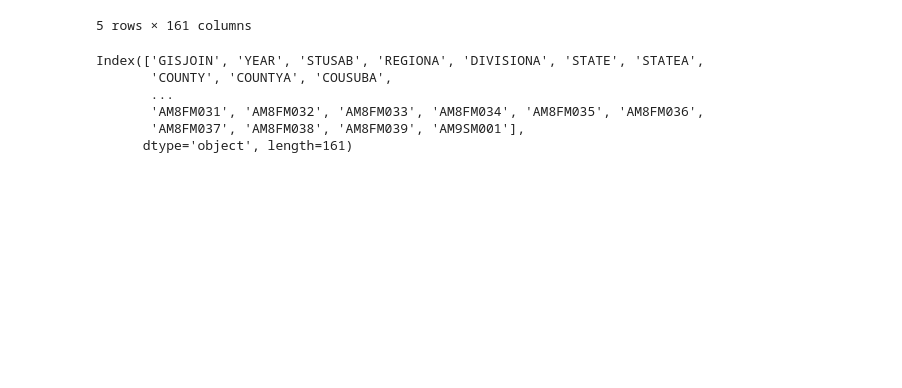
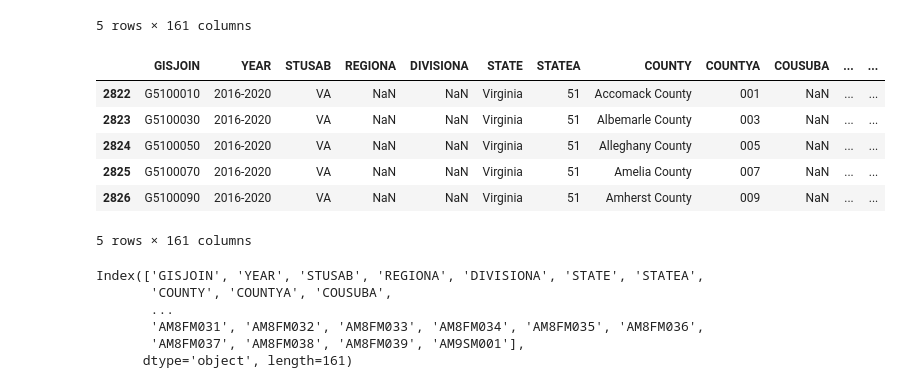
Before and after one commit to RainaVardhan/project_voting, a Jupyter notebook: demographic_data_cleaned.ipynb, the cells around one changed output. Saved outputs shown, nothing was run; the diff lists cells and outputs as text; code cells hidden in the pictures; blank space fills up the shorter version.

```diff
--- a/demographic_data_cleaned.ipynb
+++ b/demographic_data_cleaned.ipynb
@@ -18,6 +18,17 @@ df.head()
 | 3 | G0100050 | 2016-2020 | AL | NaN | NaN | Alabama | 01 | Barbour County | 005 | NaN | ... | ... |
 | 4 | G0100070 | 2016-2020 | AL | NaN | NaN | Alabama | 01 | Bibb County | 007 | NaN | ... | ... |
 5 rows × 161 columns
+# %%
+df = df[df['STATE'] == 'Virginia']
+df.head()
+# %% [output]
+|  | GISJOIN | YEAR | STUSAB | REGIONA | DIVISIONA | STATE | STATEA | COUNTY | COUNTYA | COUSUBA | ... | ... |
+| 2822 | G5100010 | 2016-2020 | VA | NaN | NaN | Virginia | 51 | Accomack County | 001 | NaN | ... | ... |
+| 2823 | G5100030 | 2016-2020 | VA | NaN | NaN | Virginia | 51 | Albemarle County | 003 | NaN | ... | ... |
+| 2824 | G5100050 | 2016-2020 | VA | NaN | NaN | Virginia | 51 | Alleghany County | 005 | NaN | ... | ... |
+| 2825 | G5100070 | 2016-2020 | VA | NaN | NaN | Virginia | 51 | Amelia County | 007 | NaN | ... | ... |
+| 2826 | G5100090 | 2016-2020 | VA | NaN | NaN | Virginia | 51 | Amherst County | 009 | NaN | ... | ... |
+5 rows × 161 columns
 # %%
 df.columns
 # %% [output]
```
Also changed, not shown: parts of 3 cells of this notebook.
